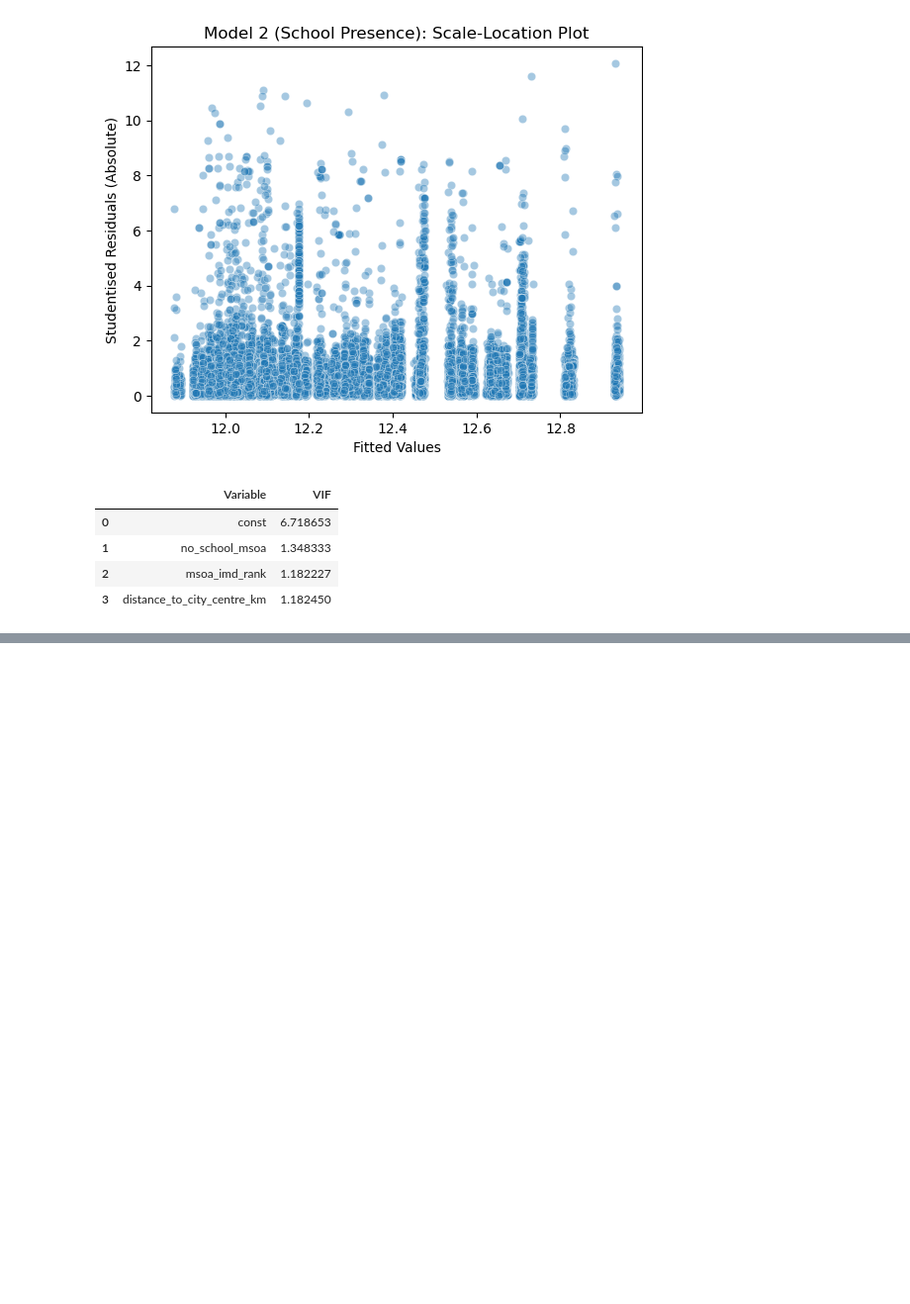
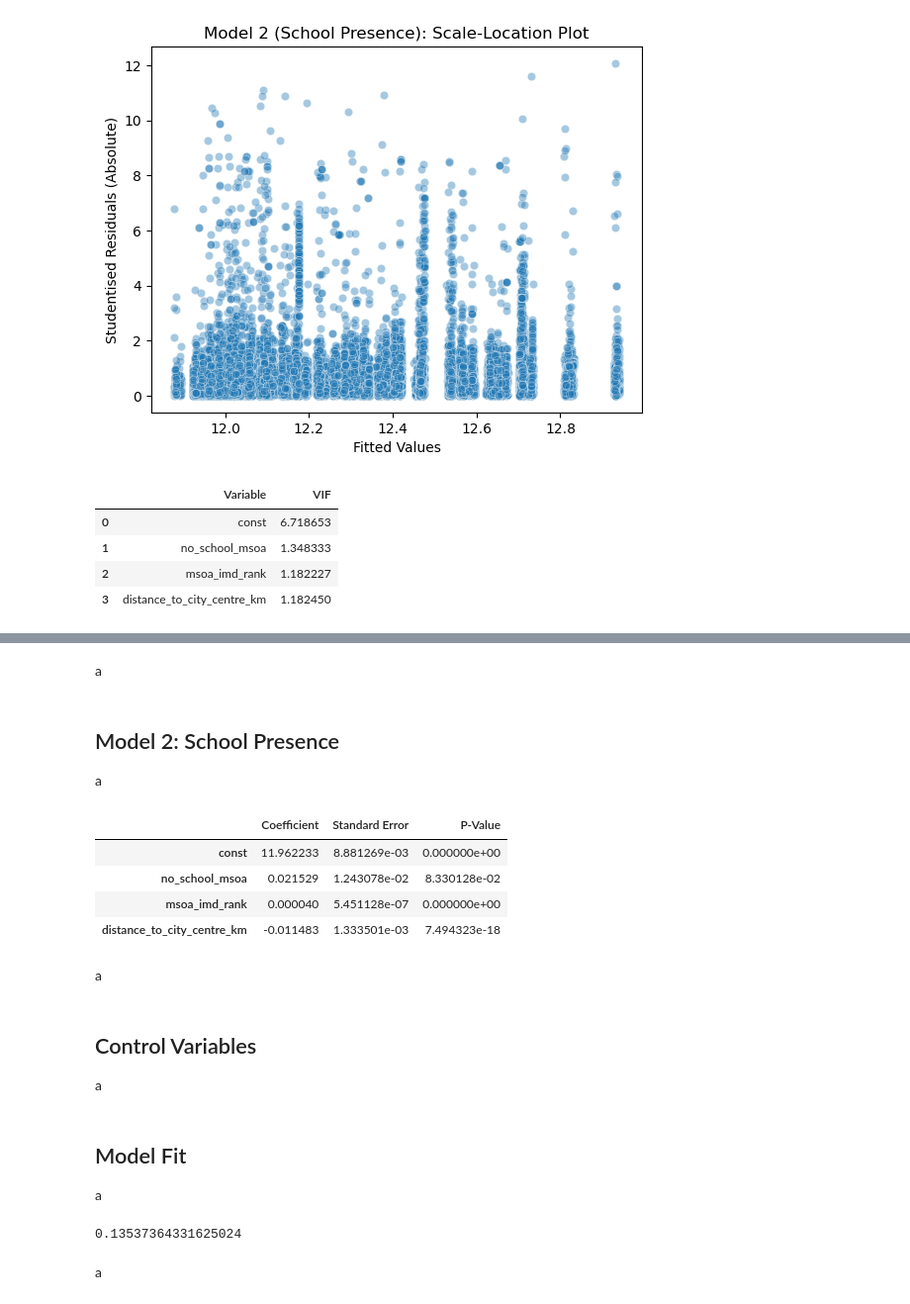
Before and after one commit to jonathanskuy/manchester-property-vs-education, a Jupyter notebook: notebooks/manchester_property_vs_education.ipynb, the cells around one changed output, grey strips where cells are left out. Shown at 99% size. Drawn from its saved outputs; the diff is of its cells as text; code cells hidden in the pictures; blank space fills up the shorter version.

```diff
--- a/notebooks/manchester_property_vs_education.ipynb
+++ b/notebooks/manchester_property_vs_education.ipynb
@@ -1580,0 +1613,37 @@ run_diagnostics(model_school_presence, X2, 'Model 2 (School Presence)')
+# %% [markdown]
+a
+# %% [markdown]
+## Model 2: School Presence
+a
+# %%
+# Displaying the regression table for Model 2
+
+results_school_presence = pd.DataFrame({
+    'Coefficient': model_school_presence.params,
+    'Standard Error': model_school_presence.bse,
+    'P-Value': model_school_presence.pvalues
+})
+
+results_school_presence
+# %% [output]
+|  | Coefficient | Standard Error | P-Value |
+| const | 11.962233 | 8.881269e-03 | 0.000000e+00 |
+| no_school_msoa | 0.021529 | 1.243078e-02 | 8.330128e-02 |
+| msoa_imd_rank | 0.000040 | 5.451128e-07 | 0.000000e+00 |
+| distance_to_city_centre_km | -0.011483 | 1.333501e-03 | 7.494323e-18 |
+# %% [markdown]
+a
+# %% [markdown]
+## Control Variables
+a
+# %% [markdown]
+## Model Fit
+a
+# %%
+# Obtaining the adjusted r-squared for Model 1
+
+model_education_quality.rsquared_adj
+# %% [output]
+0.13537364331625024
+# %% [markdown]
+a
```
Also changed, not shown: parts of 12 cells of this notebook.
